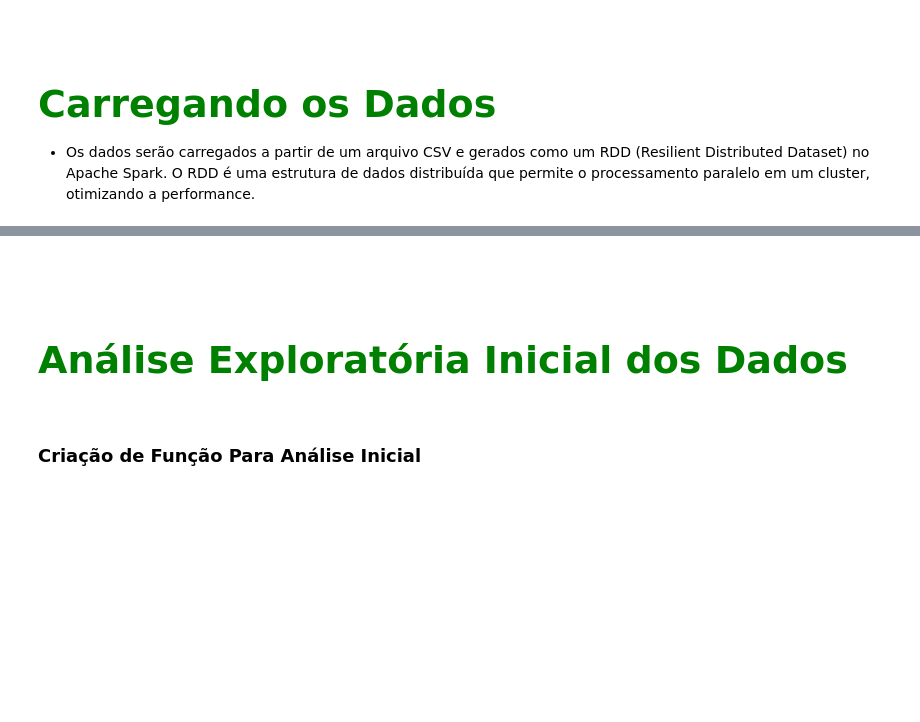
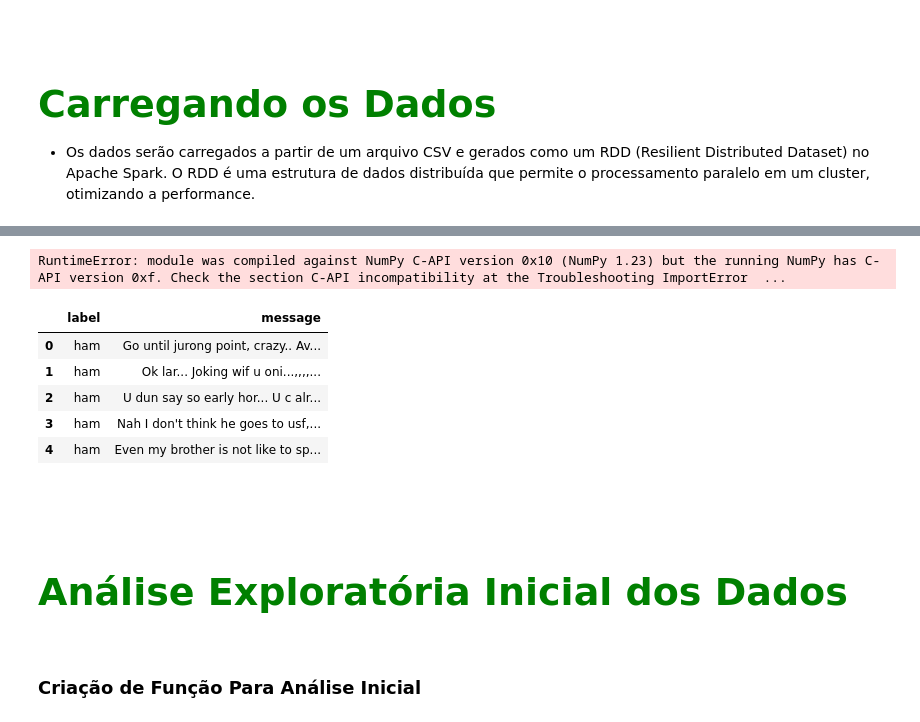
Before and after one commit to EduardoBran/Python_-_Machine_Learning_com_Apache_Spark, a Jupyter notebook: 04.Lab_4_-_Prevendo_Se_Uma_Mensagem_e_Spam_-_Classificacao_Binaria_Prob.ipynb, the cells around one changed output, grey strips where cells are left out. Saved outputs shown, nothing was run; the diff lists cells and outputs as text; code cells hidden in the pictures; blank space fills up the shorter version.

```diff
--- a/04.Lab_4_-_Prevendo_Se_Uma_Mensagem_e_Spam_-_Classificacao_Binaria_Prob.ipynb
+++ b/04.Lab_4_-_Prevendo_Se_Uma_Mensagem_e_Spam_-_Classificacao_Binaria_Prob.ipynb
@@ -137,20 +156,27 @@ print(spamRDD.take(5))
 # %%
 ## Visualizando primeiras 4 linhas com Pandas (Apenas para visualização)
 
 import pandas as pd
 
 # Obter as primeiras 5 linhas do RDD
 linhas = spamRDD.take(5)
 
-# Dividir as linhas em colunas utilizando o ponto-e-vírgula como delimitador
-colunas = linhas[0].split(";")
-dados_formatados = [linha.split(";") for linha in linhas[1:]]
+# Dividir as linhas em colunas utilizando a primeira vírgula como delimitador
+dados_formatados = [linha.split(",", 1) for linha in linhas]
 
 # Criar um DataFrame Pandas com as colunas e os dados formatados
-df = pd.DataFrame(dados_formatados, columns=colunas)
+df = pd.DataFrame(dados_formatados, columns=["label", "message"])
 
 # Mostrar o DataFrame
 display(df)
+# %% [output]
+RuntimeError: module was compiled against NumPy C-API version 0x10 (NumPy 1.23) but the running NumPy has C-API version 0xf. Check the section C-API incompatibility at the Troubleshooting ImportError  ...
+|  | label | message |
+| 0 | ham | Go until jurong point, crazy.. Av... |
+| 1 | ham | Ok lar... Joking wif u oni...,,,,... |
+| 2 | ham | U dun say so early hor... U c alr... |
+| 3 | ham | Nah I don't think he goes to usf,... |
+| 4 | ham | Even my brother is not like to sp... |
 # %% [markdown]
 <br><br><br>
 
```
Also changed, not shown: parts of 24 cells of this notebook, 2 other files.
